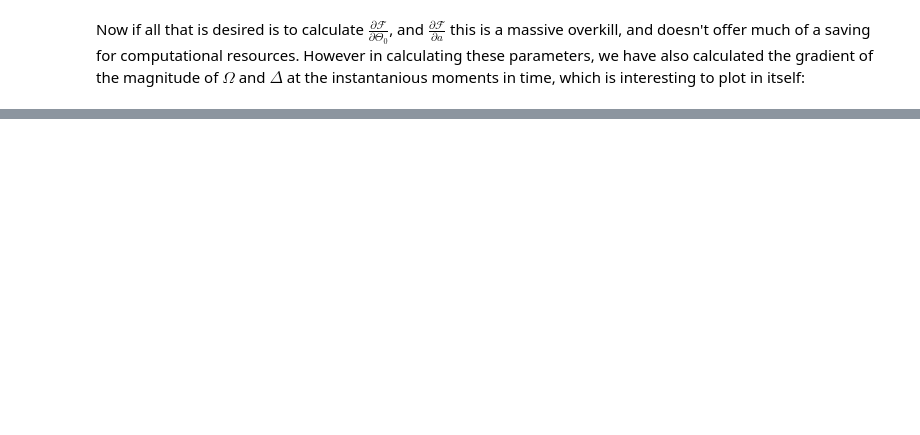
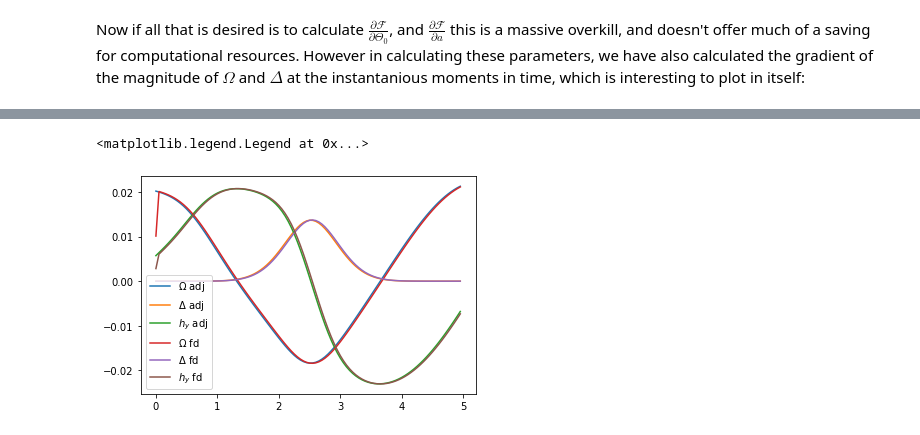
Before and after one commit to tempoCollaboration/OQuPy, a Jupyter notebook: tutorials/gradients_introduction.ipynb, the cells around one changed output, grey strips where cells are left out. Saved outputs shown, nothing was run; the diff lists cells and outputs as text; code cells hidden in the pictures; blank space fills up the shorter version.

```diff
--- a/tutorials/gradients_introduction.ipynb
+++ b/tutorials/gradients_introduction.ipynb
@@ -570,8 +567,8 @@ if generate_finite_differnce_x:
                 initial_state=oqupy.operators.spin_dm('z-'),
                 target_state=oqupy.operators.spin_dm('z+'),
                 times=times,
-                operator=oqupy.operators.sigma('x')
+                operator=0.5*oqupy.operators.sigma('x')
                 )
-    np.save('deriv_array_x',fd_x)
+    np.save('constant_x',fd_x)
 # %%
 
@@ -589,0 +589,4 @@ plt.legend()
+# %%
+generate_arp_fd_x = True
+generate_arp_fd_y = True
+generate_arp_fd_z = True
@@ -589,0 +604,39 @@ plt.legend()
+# %%
+if generate_arp_fd_z:
+    arp_z = compute_finite_difference_brute(
+                process_tensor,
+                arp_hamiltonian,
+                initial_state=oqupy.operators.spin_dm('z-'),
+                target_state=oqupy.operators.spin_dm('z+'),
+                times=times,
+                operator=0.5*oqupy.operators.sigma('z')
+                )
+    np.save('arp_z',arp_z)
+# %%
+if generate_arp_fd_y:
+    arp_y = compute_finite_difference_brute(
+                process_tensor,
+                arp_hamiltonian,
+                initial_state=oqupy.operators.spin_dm('z-'),
+                target_state=oqupy.operators.spin_dm('z+'),
+                times=times,
+                operator=0.5*oqupy.operators.sigma('y')
+                )
+    np.save('arp_y',arp_y)
+# %%
+arp_x = np.load('arp_x.npy')
+arp_y = np.load('arp_y.npy')
+arp_z = np.load('arp_z.npy')
+
+plt.figure(4)
+plt.plot(times,-1*omega_gradient.real,label=r'$\Omega$ adj')
+plt.plot(times,-1*delta_gradient.real,label=r'$\Delta$ adj')
+plt.plot(times,-1*hy_gradient,label=r'$h_y$ adj')
+
+plt.plot(times,arp_x.real,label=r'$\Omega$ fd')
+plt.plot(times,arp_z.real,label=r'$\Delta$ fd')
+plt.plot(times,arp_y.real,label=r'$h_y$ fd')
+plt.legend()
+# %% [output]
+<matplotlib.legend.Legend at 0x...>
+[figure, added]
```
Also changed, not shown: parts of 22 cells of this notebook.
